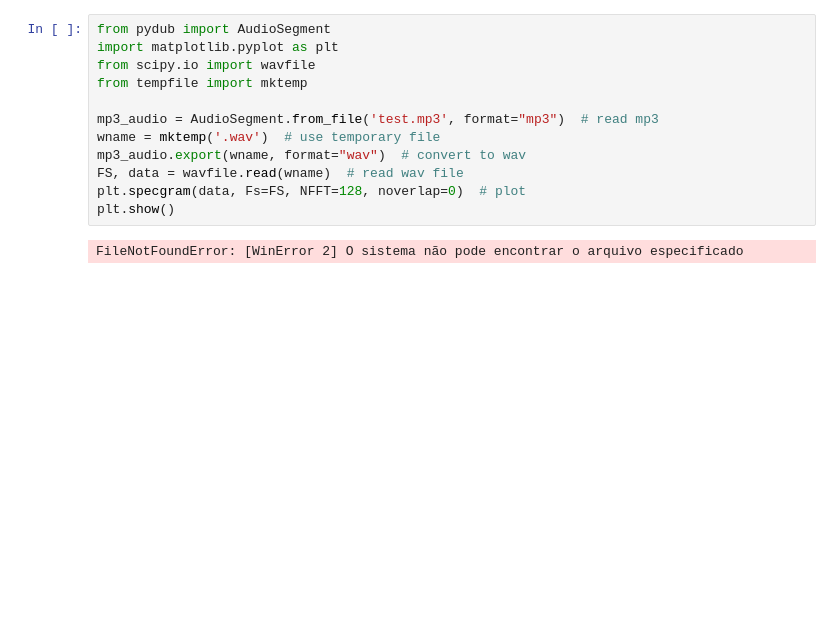
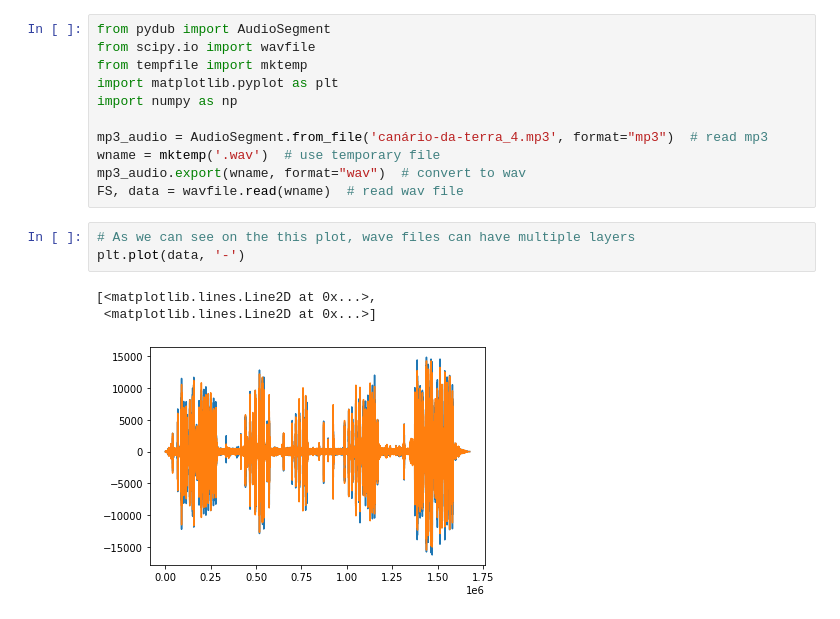
Before and after one commit to renan-alonkin/bird-prediction-by-sound, a Jupyter notebook: audio-to-image/transforming-audios.ipynb, the cells around one changed output. Saved outputs shown, nothing was run; the diff lists cells and outputs as text; blank space fills up the shorter version.

```diff
--- a/audio-to-image/transforming-audios.ipynb
+++ b/audio-to-image/transforming-audios.ipynb
@@ -1,14 +12,18 @@
 # %%
 from pydub import AudioSegment
-import matplotlib.pyplot as plt
 from scipy.io import wavfile
 from tempfile import mktemp
+import matplotlib.pyplot as plt
+import numpy as np
 
-mp3_audio = AudioSegment.from_file('test.mp3', format="mp3")  # read mp3
+mp3_audio = AudioSegment.from_file('canário-da-terra_4.mp3', format="mp3")  # read mp3
 wname = mktemp('.wav')  # use temporary file
 mp3_audio.export(wname, format="wav")  # convert to wav
 FS, data = wavfile.read(wname)  # read wav file
-plt.specgram(data, Fs=FS, NFFT=128, noverlap=0)  # plot
-plt.show()
-# %% [output]
-FileNotFoundError: [WinError 2] O sistema não pode encontrar o arquivo especificado
+# %%
+# As we can see on the this plot, wave files can have multiple layers
+plt.plot(data, '-')
+# %% [output]
+[<matplotlib.lines.Line2D at 0x...>,
+ <matplotlib.lines.Line2D at 0x...>]
+[figure, added]
```
Also changed, not shown: parts of 6 cells of this notebook.
